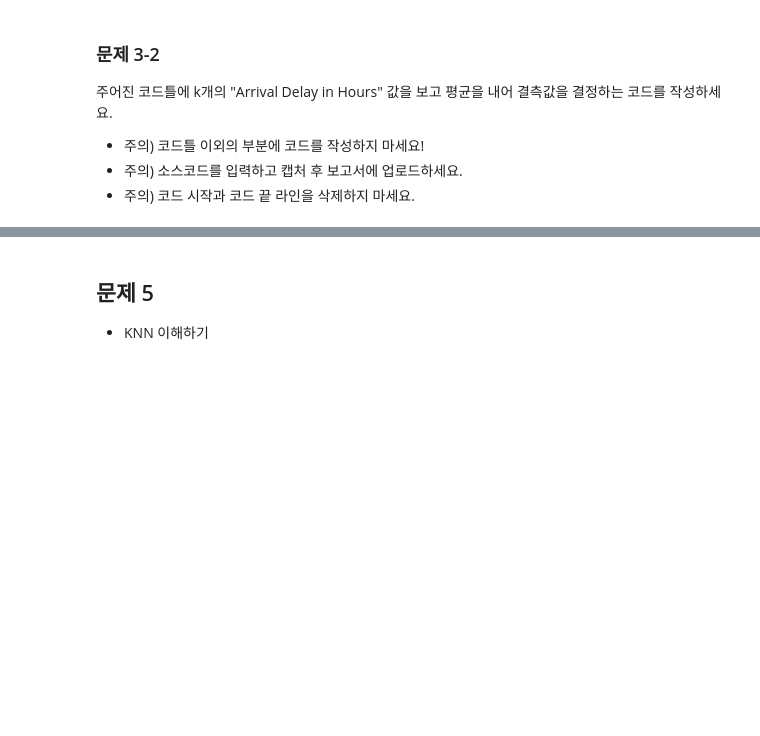
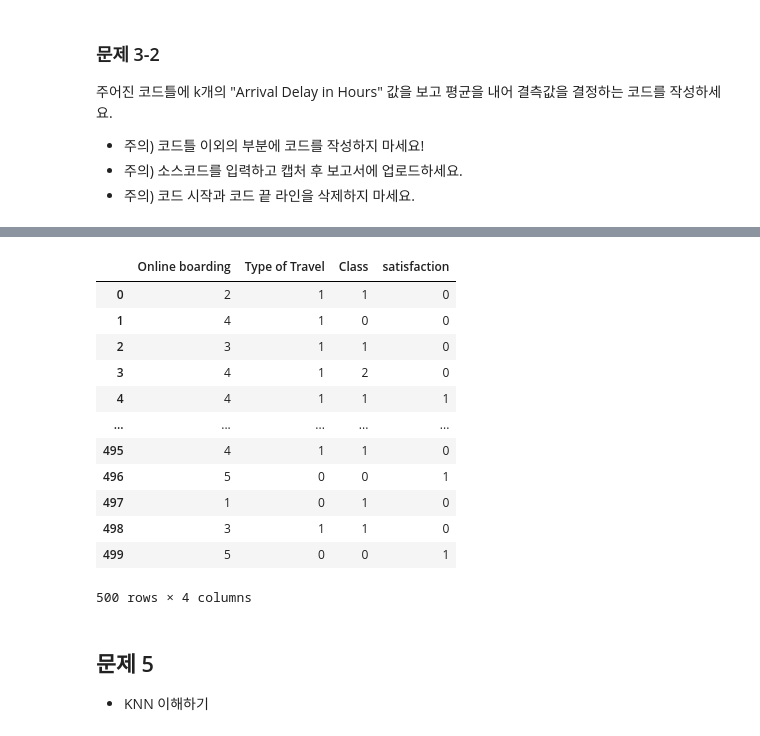
Before and after one commit to h-wi/2022_Fall-Ajou-ML, a Jupyter notebook: HW1_ipynb의_사본.ipynb, the cells around one changed output, grey strips where cells are left out. Saved outputs shown, nothing was run; the diff lists cells and outputs as text; code cells hidden in the pictures; blank space fills up the shorter version.

```diff
--- a/HW1_ipynb의_사본.ipynb
+++ b/HW1_ipynb의_사본.ipynb
@@ -167,7 +300,8 @@ data['Type of Travel'] = data['Type of Travel'].astype('int')
 # 소스코드를 입력하고 캡처 후 보고서에 업로드하세요.
 # 코드 시작과 코드 끝 라인을 삭제하지 마세요.
 ################ 코드 시작  #####################
-
+def delay_in_hours(row):
+  return row/60
 ################ 코드 끝 ########################
 #################################################
 # %%
@@ -301,7 +507,21 @@ corr.style.background_gradient(cmap='coolwarm')
 ################ 코드 끝  ######################
 ##############################################
 # %%
-data_final.head()
+data_final.head(500)
+# %% [output]
+|  | Online boarding | Type of Travel | Class | satisfaction |
+| 0 | 2 | 1 | 1 | 0 |
+| 1 | 4 | 1 | 0 | 0 |
+| 2 | 3 | 1 | 1 | 0 |
+| 3 | 4 | 1 | 2 | 0 |
+| 4 | 4 | 1 | 1 | 1 |
+| ... | ... | ... | ... | ... |
+| 495 | 4 | 1 | 1 | 0 |
+| 496 | 5 | 0 | 0 | 1 |
+| 497 | 1 | 0 | 1 | 0 |
+| 498 | 3 | 1 | 1 | 0 |
+| 499 | 5 | 0 | 0 | 1 |
+500 rows × 4 columns
 # %% [markdown]
 ## 문제 5
 * KNN 이해하기
```
Also changed, not shown: parts of 35 cells of this notebook.
